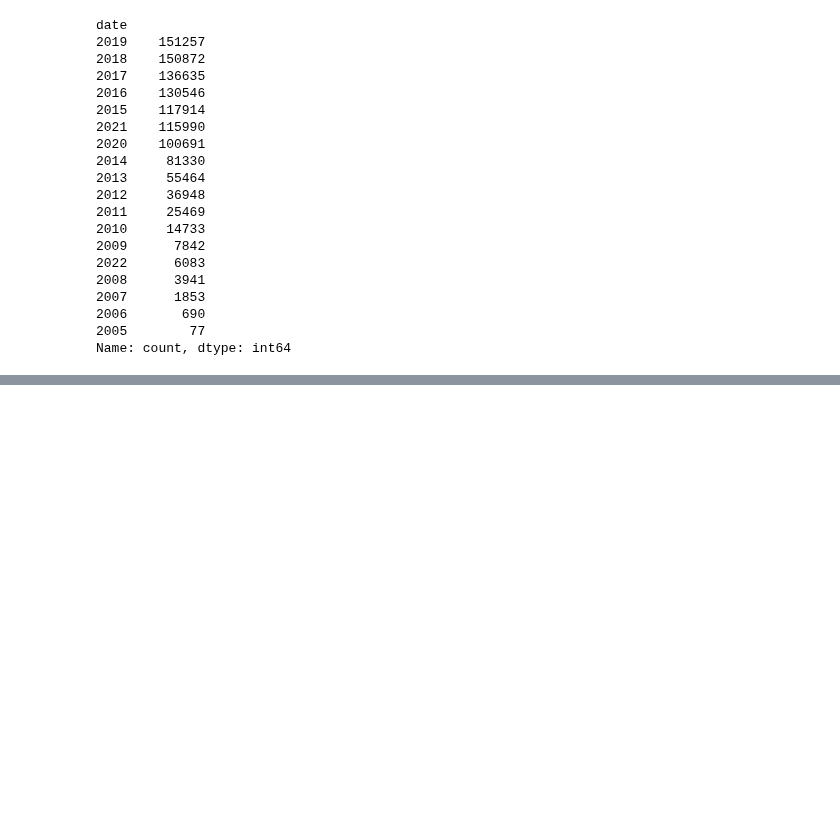
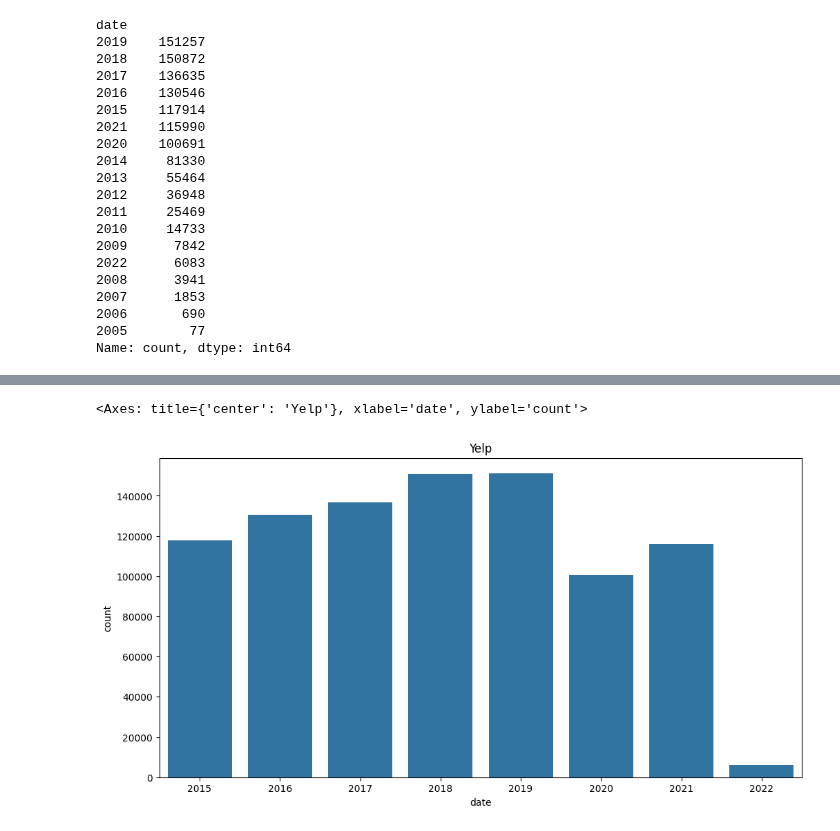
Before and after one commit to Paniceres/GP_Henry, a Jupyter notebook: etl-eda/etl_reviews_yelp.ipynb, the cells around one changed output, grey strips where cells are left out. Drawn from its saved outputs; the diff is of its cells as text; code cells hidden in the pictures; blank space fills up the shorter version.

```diff
--- a/etl-eda/etl_reviews_yelp.ipynb
+++ b/etl-eda/etl_reviews_yelp.ipynb
@@ -184,0 +190,7 @@ sns.barplot(reviewsDf['date'].dt.year.value_counts())
+# %%
+plt.figure(figsize=(12,6))
+plt.title('Yelp')
+sns.barplot(criterio)
+# %% [output]
+<Axes: title={'center': 'Yelp'}, xlabel='date', ylabel='count'>
+[figure, added]
```
Also changed, not shown: parts of 3 cells of this notebook, 2 other files.
